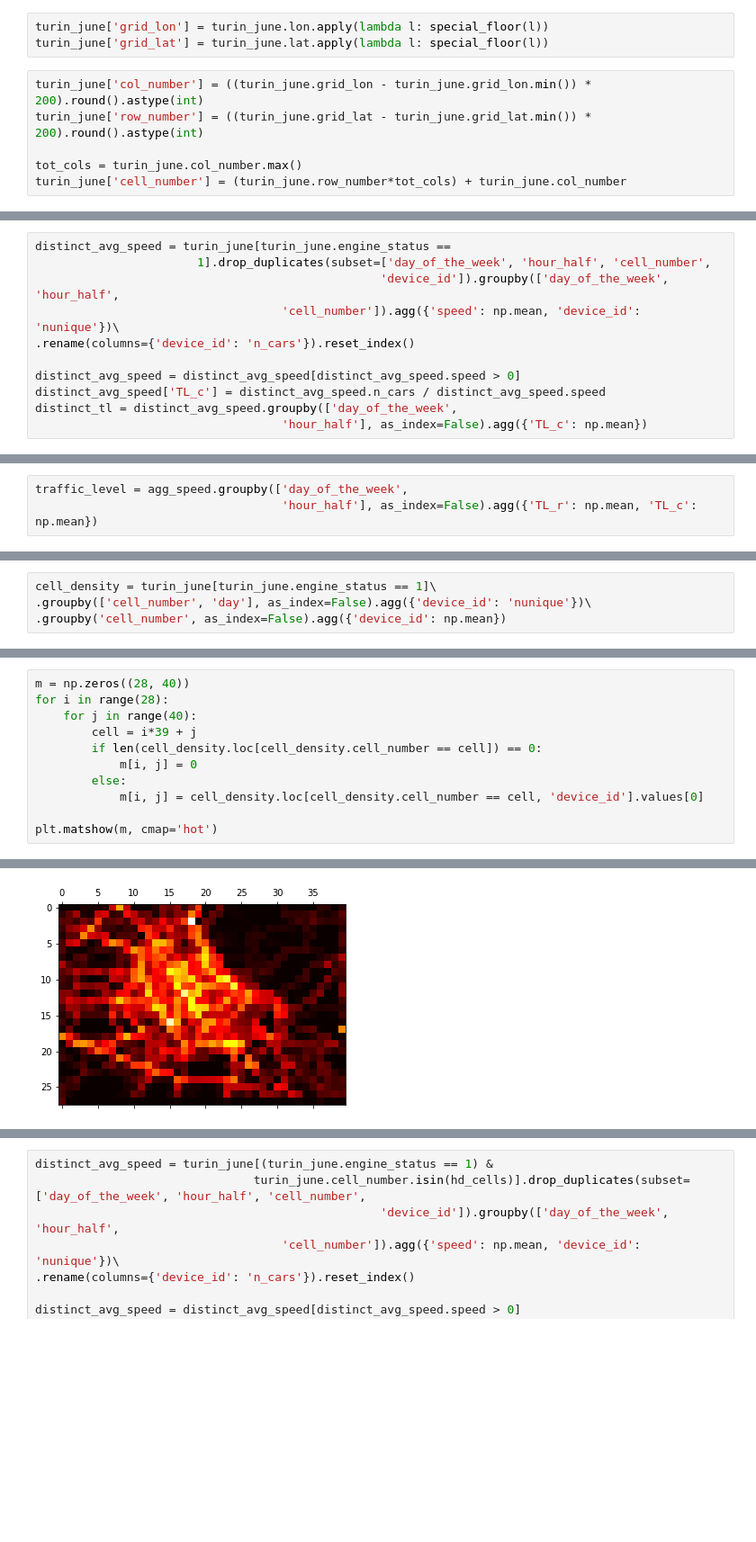
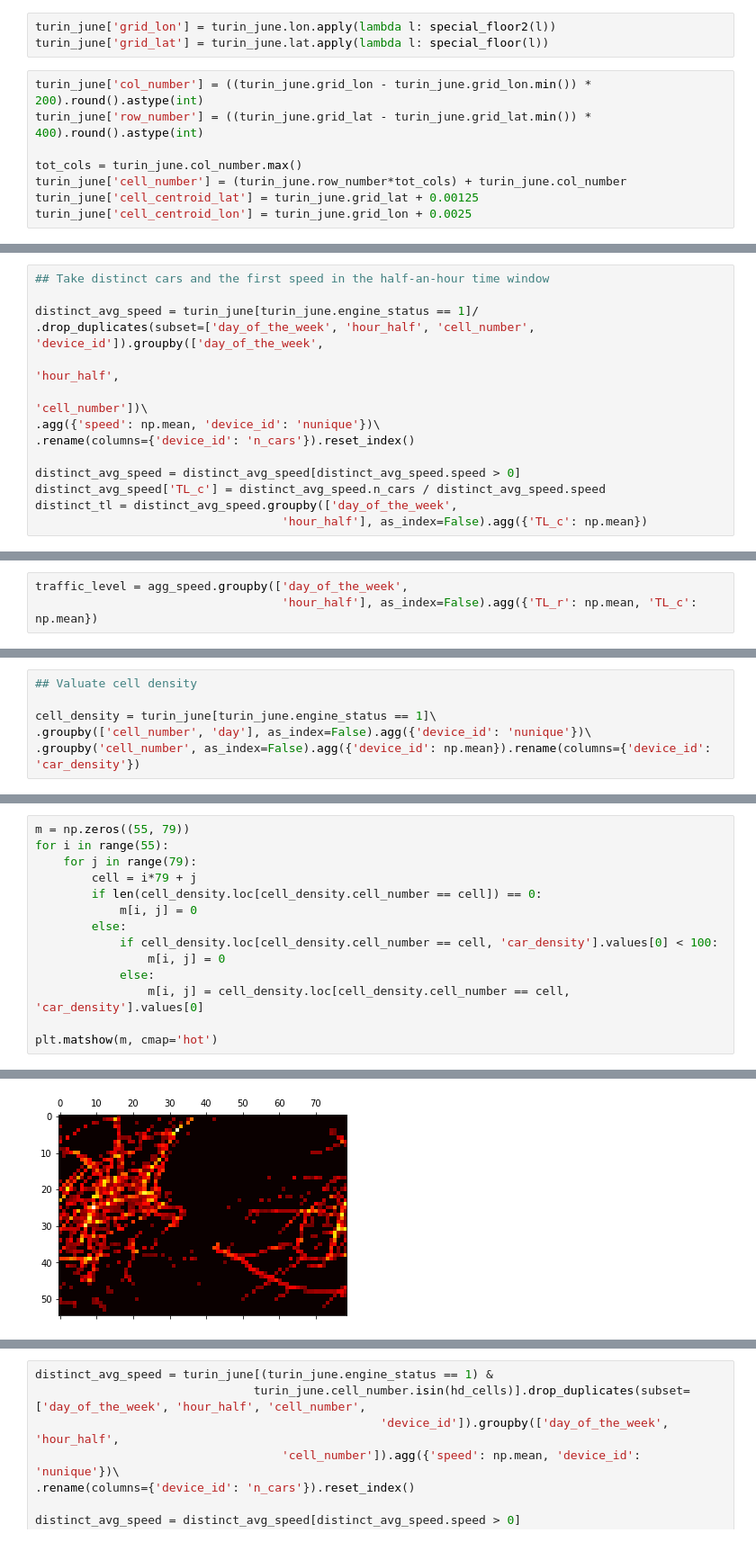
Before and after one commit to Vem-Solutions-spa/dataset_vem_5t_traffic_analysis, a Jupyter notebook: 02_Exploratory_analysis.ipynb, the cells around one changed output, grey strips where cells are left out. Shown at 90% size. Cells and saved outputs as stored; diff of their text form; blank space fills up the shorter version.

```diff
--- a/02_Exploratory_analysis.ipynb
+++ b/02_Exploratory_analysis.ipynb
@@ -289,12 +290,14 @@ special_floor(7.697)
 # %%
-turin_june['grid_lon'] = turin_june.lon.apply(lambda l: special_floor(l))
+turin_june['grid_lon'] = turin_june.lon.apply(lambda l: special_floor2(l))
 turin_june['grid_lat'] = turin_june.lat.apply(lambda l: special_floor(l))
 # %%
 turin_june['col_number'] = ((turin_june.grid_lon - turin_june.grid_lon.min()) * 200).round().astype(int)
-turin_june['row_number'] = ((turin_june.grid_lat - turin_june.grid_lat.min()) * 200).round().astype(int)
+turin_june['row_number'] = ((turin_june.grid_lat - turin_june.grid_lat.min()) * 400).round().astype(int)
 
 tot_cols = turin_june.col_number.max()
 turin_june['cell_number'] = (turin_june.row_number*tot_cols) + turin_june.col_number
+turin_june['cell_centroid_lat'] = turin_june.grid_lat + 0.00125
+turin_june['cell_centroid_lon'] = turin_june.grid_lon + 0.0025
 # %%
 agg_speed = turin_june[turin_june.engine_status ==
                        1].groupby(['day_of_the_week', 'hour_half',
@@ -302,10 +305,13 @@ agg_speed = turin_june[turin_june.engine_status ==
                                                        'device_id': 'nunique'})\
 .rename(columns={'acceleration': 'n_records', 'device_id': 'n_cars'})
 # %%
-distinct_avg_speed = turin_june[turin_june.engine_status ==
-                       1].drop_duplicates(subset=['day_of_the_week', 'hour_half', 'cell_number',
-                                                 'device_id']).groupby(['day_of_the_week', 'hour_half',
-                                   'cell_number']).agg({'speed': np.mean, 'device_id': 'nunique'})\
+## Take distinct cars and the first speed in the half-an-hour time window
+
+distinct_avg_speed = turin_june[turin_june.engine_status == 1]/
+.drop_duplicates(subset=['day_of_the_week', 'hour_half', 'cell_number', 'device_id']).groupby(['day_of_the_week',
+                                                                                               'hour_half',
+                                                                                               'cell_number'])\
+.agg({'speed': np.mean, 'device_id': 'nunique'})\
 .rename(columns={'device_id': 'n_cars'}).reset_index()
 
 distinct_avg_speed = distinct_avg_speed[distinct_avg_speed.speed > 0]
@@ -392,4 +406,6 @@ map_folium
 # %%
+## Valuate cell density
+
 cell_density = turin_june[turin_june.engine_status == 1]\
 .groupby(['cell_number', 'day'], as_index=False).agg({'device_id': 'nunique'})\
-.groupby('cell_number', as_index=False).agg({'device_id': np.mean})
+.groupby('cell_number', as_index=False).agg({'device_id': np.mean}).rename(columns={'device_id': 'car_density'})
@@ -396,14 +456,17 @@ cell_density = turin_june[turin_june.engine_status == 1]\
 # %%
-m = np.zeros((28, 40))
-for i in range(28):
-    for j in range(40):
-        cell = i*39 + j
+m = np.zeros((55, 79))
+for i in range(55):
+    for j in range(79):
+        cell = i*79 + j
         if len(cell_density.loc[cell_density.cell_number == cell]) == 0:
             m[i, j] = 0
         else:
-            m[i, j] = cell_density.loc[cell_density.cell_number == cell, 'device_id'].values[0]
+            if cell_density.loc[cell_density.cell_number == cell, 'car_density'].values[0] < 100:
+                m[i, j] = 0
+            else:
+                m[i, j] = cell_density.loc[cell_density.cell_number == cell, 'car_density'].values[0]
 
 plt.matshow(m, cmap='hot')
 # %% [output]
 <matplotlib.image.AxesImage at 0x...>
-[figure, old version]
+[figure, new version]
```
Also changed, not shown: parts of 72 cells of this notebook.
